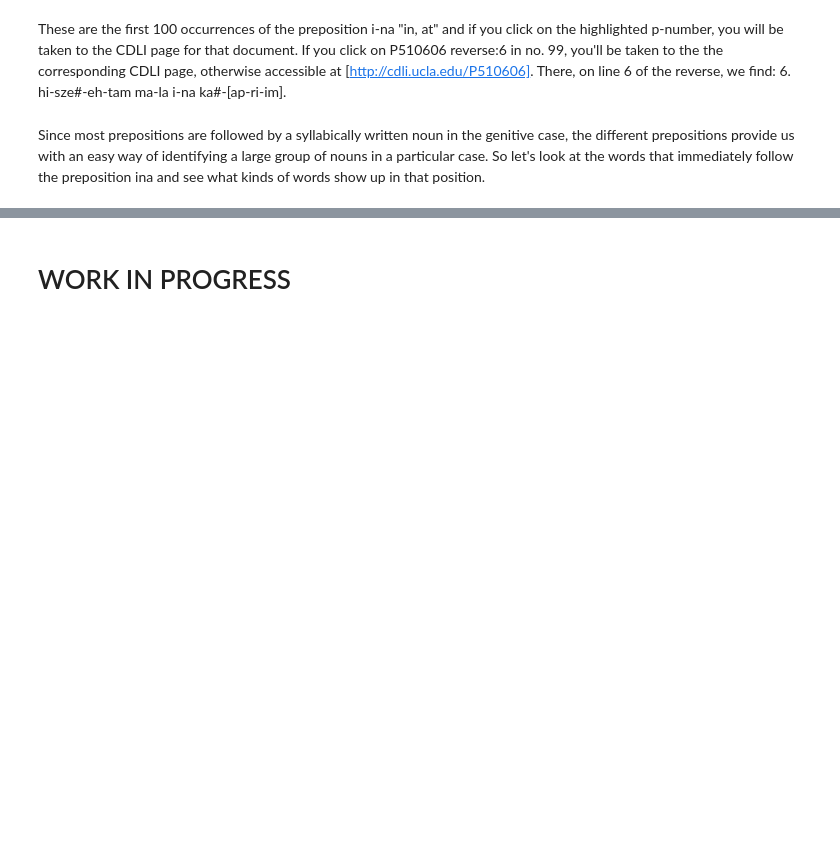
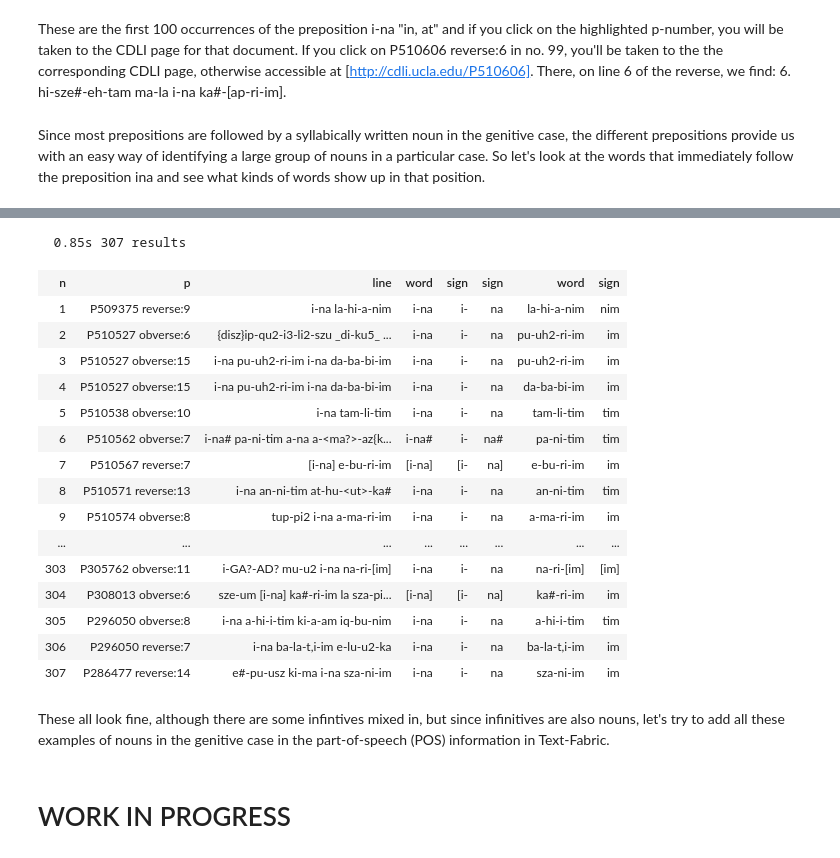
Before and after one commit to Nino-cunei/primers, a Jupyter notebook: oldbabylonian/OB-primer1-prepositions.ipynb, the cells around one changed output, grey strips where cells are left out. Saved outputs shown, nothing was run; the diff lists cells and outputs as text; code cells hidden in the pictures; blank space fills up the shorter version.

```diff
--- a/oldbabylonian/OB-primer1-prepositions.ipynb
+++ b/oldbabylonian/OB-primer1-prepositions.ipynb
@@ -148,3 +197,35 @@ Besides syllabically written nouns, there are many other typse of nouns that fol
+# %%
+queryL2 = '''
+line
+  word
+    =: sign reading=i
+    <: sign reading=na
+    :=
+  <: word
+    := sign reading~im$
+'''
+results = A.search(queryL2)
+A.table(results)
+# %% [output]
+  0.85s 307 results
+| n | p | line | word | sign | sign | word | sign |
+| 1 | P509375 reverse:9 | i-na la-hi-a-nim | i-na | i- | na | la-hi-a-nim | nim |
+| 2 | P510527 obverse:6 | {disz}ip-qu2-i3-li2-szu _di-ku5_ ... | i-na | i- | na | pu-uh2-ri-im | im |
+| 3 | P510527 obverse:15 | i-na pu-uh2-ri-im i-na da-ba-bi-im | i-na | i- | na | pu-uh2-ri-im | im |
+| 4 | P510527 obverse:15 | i-na pu-uh2-ri-im i-na da-ba-bi-im | i-na | i- | na | da-ba-bi-im | im |
+| 5 | P510538 obverse:10 | i-na tam-li-tim | i-na | i- | na | tam-li-tim | tim |
+| 6 | P510562 obverse:7 | i-na# pa-ni-tim a-na a-<ma?>-az{k... | i-na# | i- | na# | pa-ni-tim | tim |
+| 7 | P510567 reverse:7 | [i-na] e-bu-ri-im | [i-na] | [i- | na] | e-bu-ri-im | im |
+| 8 | P510571 reverse:13 | i-na an-ni-tim at-hu-<ut>-ka# | i-na | i- | na | an-ni-tim | tim |
+| 9 | P510574 obverse:8 | tup-pi2 i-na a-ma-ri-im | i-na | i- | na | a-ma-ri-im | im |
+| ... | ... | ... | ... | ... | ... | ... | ... |
+| 303 | P305762 obverse:11 | i-GA?-AD? mu-u2 i-na na-ri-[im] | i-na | i- | na | na-ri-[im] | [im] |
+| 304 | P308013 obverse:6 | sze-um [i-na] ka#-ri-im la sza-pi... | [i-na] | [i- | na] | ka#-ri-im | im |
+| 305 | P296050 obverse:8 | i-na a-hi-i-tim ki-a-am iq-bu-nim | i-na | i- | na | a-hi-i-tim | tim |
+| 306 | P296050 reverse:7 | i-na ba-la-t,i-im e-lu-u2-ka | i-na | i- | na | ba-la-t,i-im | im |
+| 307 | P286477 reverse:14 | e#-pu-usz ki-ma i-na sza-ni-im | i-na | i- | na | sza-ni-im | im |
+# %% [markdown]
+These all look fine, although there are some infintives mixed in, but since infinitives are also nouns, let's try to add all these examples of nouns in the genitive case in the part-of-speech (POS) information in Text-Fabric.
 # %% [markdown]
 # WORK IN PROGRESS
 # %%
```
Also changed, not shown: parts of 8 cells of this notebook.
